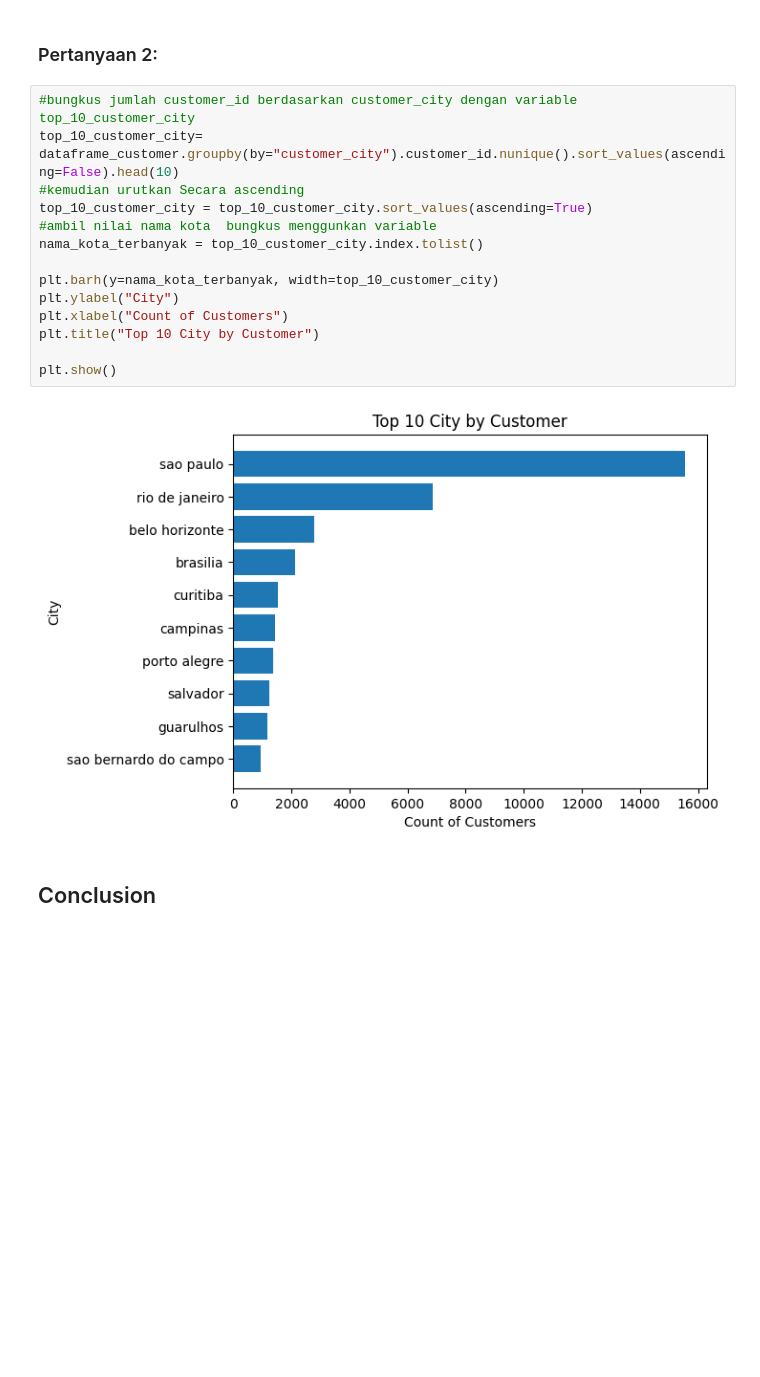
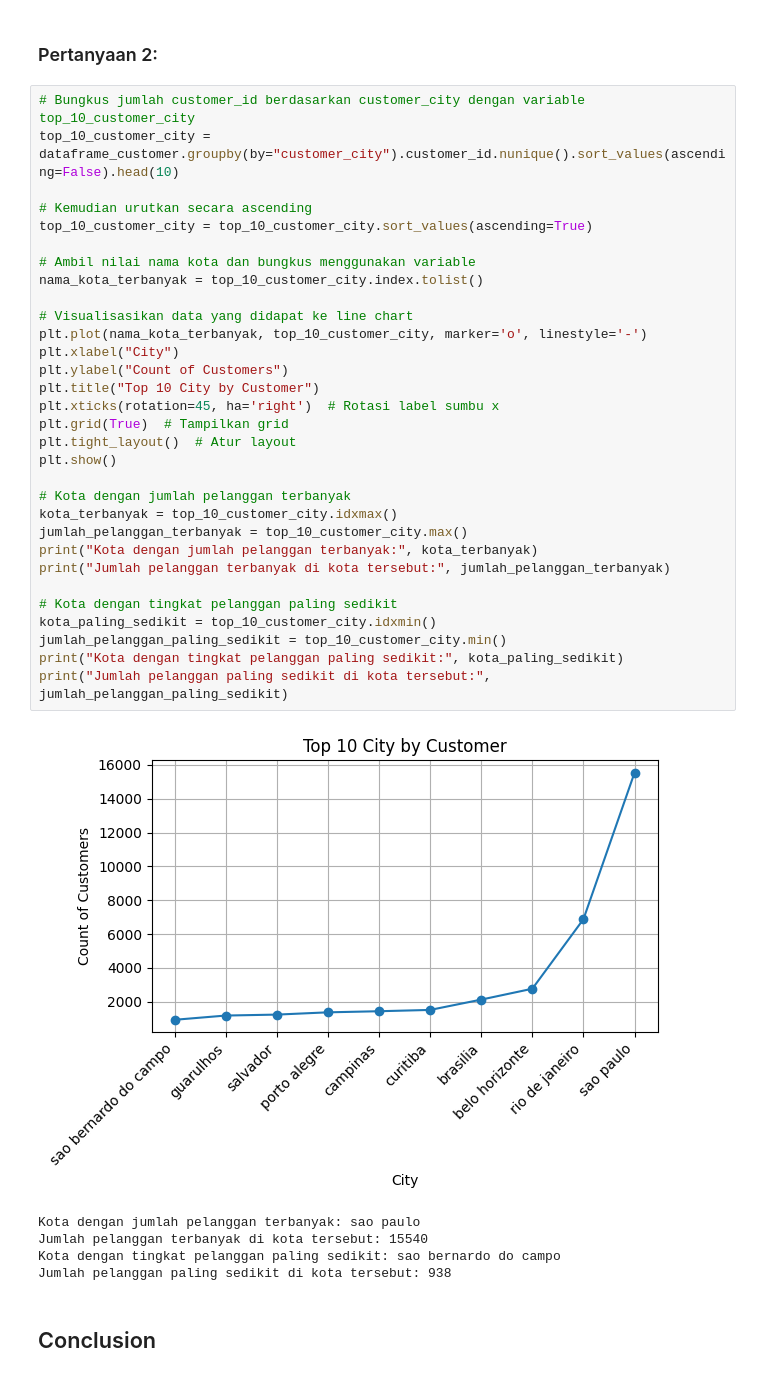
Before and after one commit to alfianfakhrudin2/Data_Analyts_DicodingSub, a Jupyter notebook: Proyek_Analisis_Data.ipynb, the cells around one changed output. Drawn from its saved outputs; the diff is of its cells as text; blank space fills up the shorter version.

```diff
--- a/Proyek_Analisis_Data.ipynb
+++ b/Proyek_Analisis_Data.ipynb
@@ -592,20 +607,41 @@ plt.show()
 # %% [markdown]
 ### Pertanyaan 2:
 # %%
-#bungkus jumlah customer_id berdasarkan customer_city dengan variable top_10_customer_city
-top_10_customer_city= dataframe_customer.groupby(by="customer_city").customer_id.nunique().sort_values(ascending=False).head(10)
-#kemudian urutkan Secara ascending
+# Bungkus jumlah customer_id berdasarkan customer_city dengan variable top_10_customer_city
+top_10_customer_city = dataframe_customer.groupby(by="customer_city").customer_id.nunique().sort_values(ascending=False).head(10)
+
+# Kemudian urutkan secara ascending
 top_10_customer_city = top_10_customer_city.sort_values(ascending=True)
-#ambil nilai nama kota  bungkus menggunkan variable
+
+# Ambil nilai nama kota dan bungkus menggunakan variable
 nama_kota_terbanyak = top_10_customer_city.index.tolist()
 
-plt.barh(y=nama_kota_terbanyak, width=top_10_customer_city)
-plt.ylabel("City")
-plt.xlabel("Count of Customers")
+# Visualisasikan data yang didapat ke line chart
+plt.plot(nama_kota_terbanyak, top_10_customer_city, marker='o', linestyle='-')
+plt.xlabel("City")
+plt.ylabel("Count of Customers")
 plt.title("Top 10 City by Customer")
+plt.xticks(rotation=45, ha='right')  # Rotasi label sumbu x
+plt.grid(True)  # Tampilkan grid
+plt.tight_layout()  # Atur layout
+plt.show()
 
-plt.show()
+# Kota dengan jumlah pelanggan terbanyak
+kota_terbanyak = top_10_customer_city.idxmax()
+jumlah_pelanggan_terbanyak = top_10_customer_city.max()
+print("Kota dengan jumlah pelanggan terbanyak:", kota_terbanyak)
+print("Jumlah pelanggan terbanyak di kota tersebut:", jumlah_pelanggan_terbanyak)
+
+# Kota dengan tingkat pelanggan paling sedikit
+kota_paling_sedikit = top_10_customer_city.idxmin()
+jumlah_pelanggan_paling_sedikit = top_10_customer_city.min()
+print("Kota dengan tingkat pelanggan paling sedikit:", kota_paling_sedikit)
+print("Jumlah pelanggan paling sedikit di kota tersebut:", jumlah_pelanggan_paling_sedikit)
 # %% [output]
-[figure, old version]
+[figure, new version]
+Kota dengan jumlah pelanggan terbanyak: sao paulo
+Jumlah pelanggan terbanyak di kota tersebut: 15540
+Kota dengan tingkat pelanggan paling sedikit: sao bernardo do campo
+Jumlah pelanggan paling sedikit di kota tersebut: 938
 # %% [markdown]
 ## Conclusion
```
Also changed, not shown: parts of 6 cells of this notebook, 5 other files.
